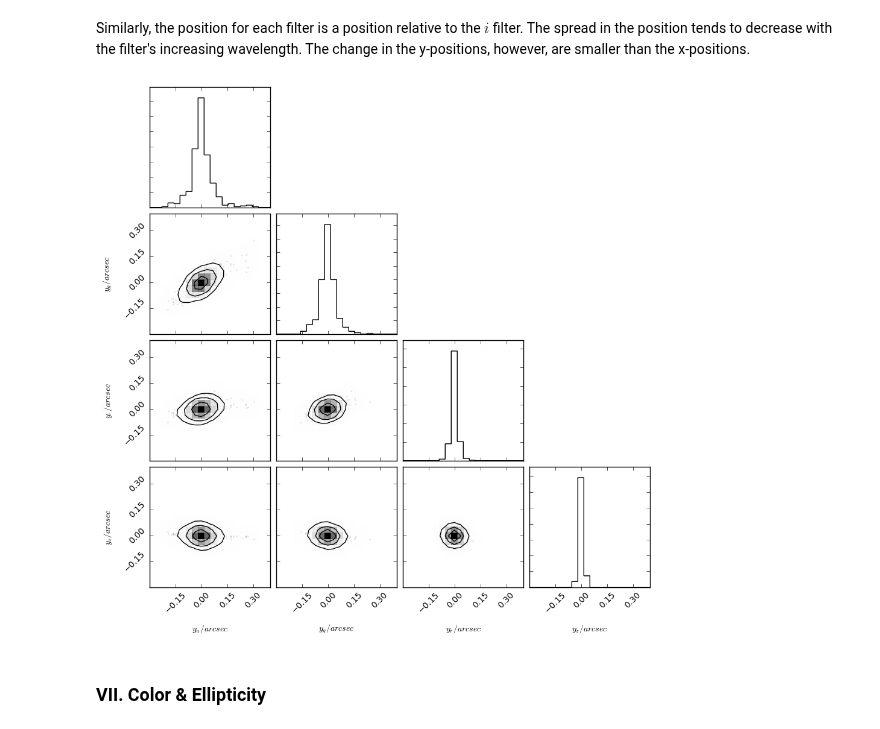
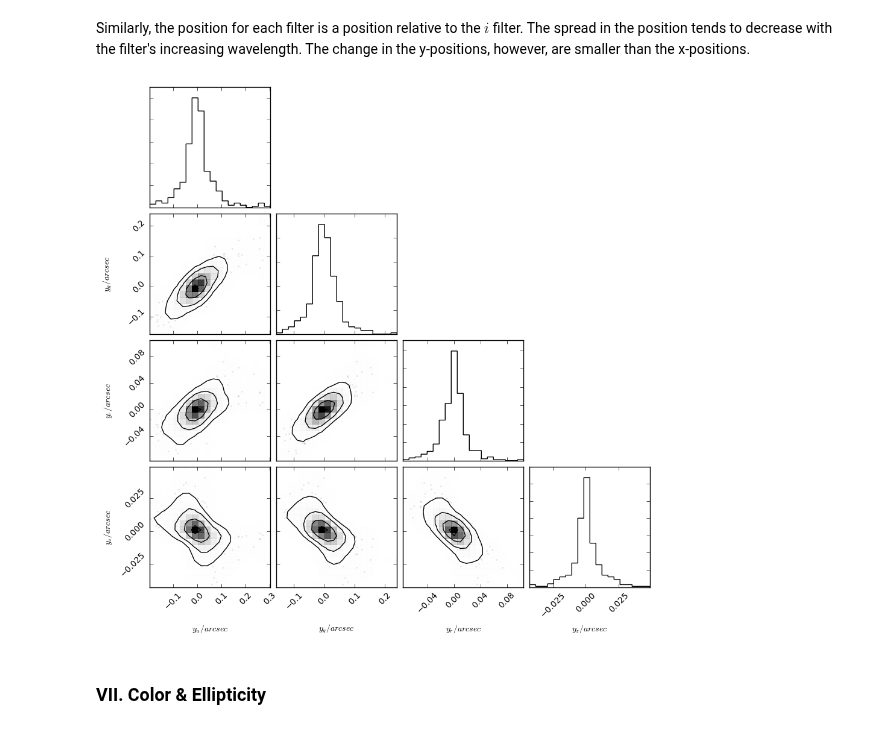
Before and after one commit to jiwoncpark/SLRealizer, a Jupyter notebook: python/desc/slrealizer/Cornerplot.ipynb, the cells around one changed output. Cells and saved outputs as stored; diff of their text form; code cells hidden in the pictures.

```diff
--- a/python/desc/slrealizer/Cornerplot.ipynb
+++ b/python/desc/slrealizer/Cornerplot.ipynb
@@ -112,9 +113,9 @@ fig = realizer.generate_cornerplot(object_table_dir='../../../data/object_catalo
 # %% [markdown]
 Similarly, the position for each filter is a position relative to the $i$ filter. The spread in the position tends to decrease with the filter's increasing wavelength. The change in the y-positions, however, are smaller than the x-positions.
 # %%
-fig = realizer.generate_cornerplot(object_table_dir='../../../data/object_catalog.csv', option=['y_position'], range=[(-0.3, 0.4), (-0.3, 0.4), (-0.3, 0.4), (-0.3, 0.4)])
+fig = realizer.generate_cornerplot(object_table_dir='../../../data/object_catalog.csv', option=['y_position'])
 # %% [output]
-[figure, old version]
+[figure, new version]
 # %% [markdown]
 ### VII. Color & Ellipticity
 # %% [markdown]
```
Also changed, not shown: parts of 7 cells of this notebook, 3 other files.
